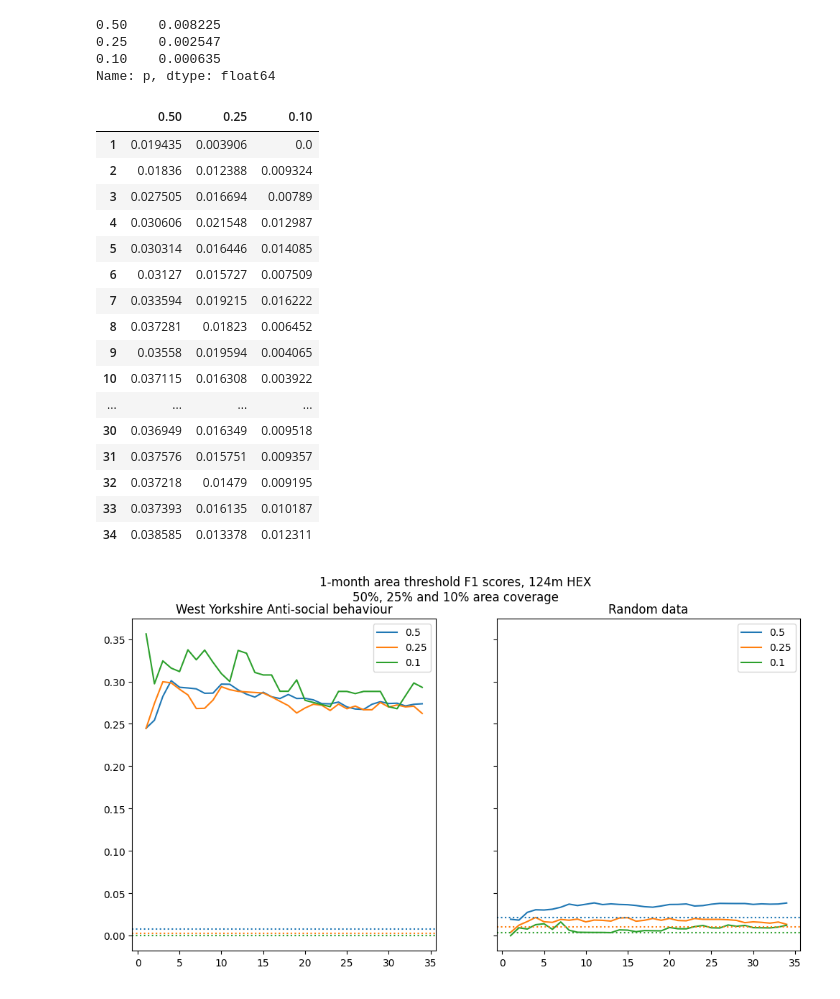
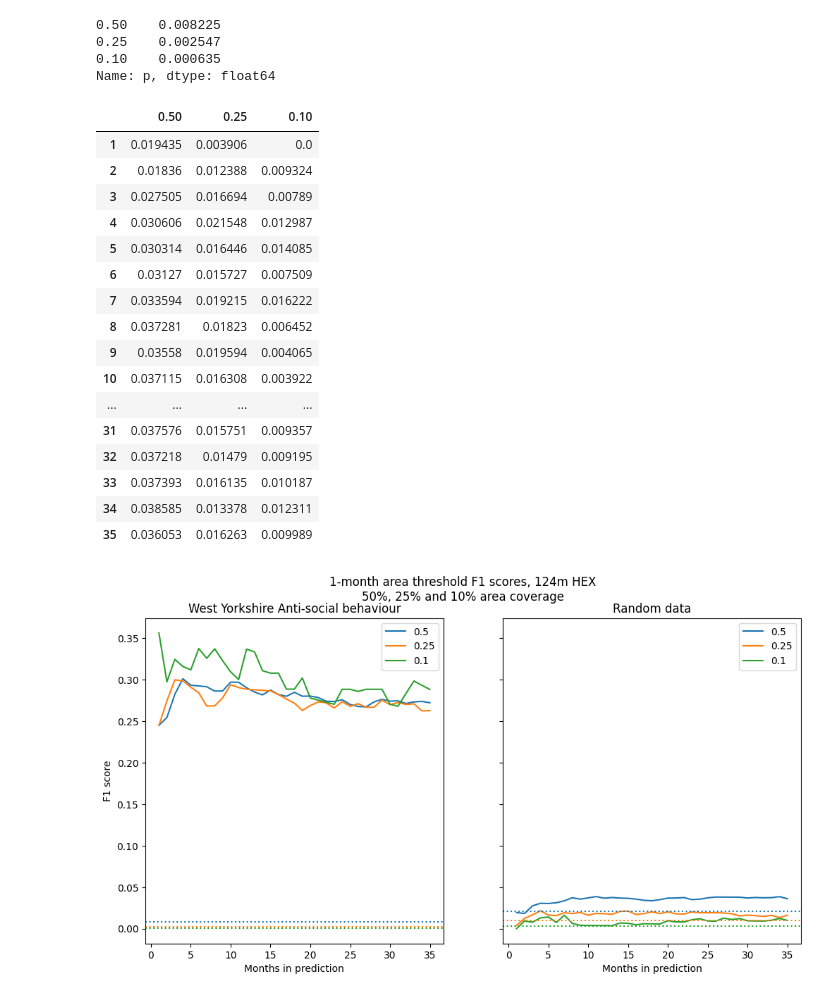
Before and after one commit to safer-streets/safer-streets-core, a Jupyter notebook: predictivity.ipynb, the cells around one changed output. Saved outputs shown, nothing was run; the diff lists cells and outputs as text; code cells hidden in the pictures.

```diff
--- a/predictivity.ipynb
+++ b/predictivity.ipynb
@@ -151,7 +151,9 @@ identical: 1.0
 threshold_probs = pd.Series(index=AREA_THRESHOLDS, name="p")
 
 for threshold in AREA_THRESHOLDS:
-    threshold_probs.loc[threshold] = sum(((col.sort_values().cumsum() / col.sum()) >= (1 - threshold)).mean() for _, col in count_data.items()) / len(count_data.columns)
+    threshold_probs.loc[threshold] = sum(
+        ((col.sort_values().cumsum() / col.sum()) >= (1 - threshold)).mean() for _, col in count_data.items()
+    ) / len(count_data.columns)
 
 threshold_probs
 # %% [output]
@@ -167,29 +169,24 @@ def calc_threshold_f1_impl(pred_target: pd.DataFrame, threshold: float):
 
     return f1_score(result.target, result.pred)
 
+
 def calc_threshold_f1(count_data: pd.DataFrame) -> pd.DataFrame:
-    threshold_f1 = pd.DataFrame(index=range(1, len(count_data.columns) - 1), columns=AREA_THRESHOLDS)
+    threshold_f1 = pd.DataFrame(index=range(1, len(count_data.columns)), columns=AREA_THRESHOLDS)
 
     # last available month is the "target"
     target = count_data.iloc[:, -1].rename("target")
     for threshold in AREA_THRESHOLDS:
         for i in threshold_f1.index:
-            pred_target = pd.concat([count_data.iloc[:, -(i+1):-1].mean(axis=1).rename("pred"), target], axis=1)
+            pred_target = pd.concat([count_data.iloc[:, -(i + 1) : -1].mean(axis=1).rename("pred"), target], axis=1)
             threshold_f1.loc[i, threshold] = calc_threshold_f1_impl(pred_target, threshold)
     return threshold_f1
 
+
 threshold_f1 = calc_threshold_f1(count_data)
 # %%
-
 ref_crime_data = random_crime_data(len(raw_crime_data), force_boundary, list(raw_crime_data.Month.unique()))
 
 ref_crime_data, _ = map_to_spatial_unit(ref_crime_data, force_boundary, AREA, **AREA_PARAMETERS[AREA])
-
-ref_threshold_probs = pd.Series(index=AREA_THRESHOLDS, name="p")
-
-for threshold in AREA_THRESHOLDS:
-    ref_threshold_probs.loc[threshold] = sum(((col.sort_values().cumsum() / col.sum()) >= (1 - threshold)).mean() for _, col in ref_count_data.items()) / len(ref_count_data.columns)
-
 
 ref_count_data = (
     ref_crime_data.groupby(["Month", "spatial_unit"])["Crime type"]
@@ -199,6 +196,13 @@ ref_count_data = (
 )
 assert len(ref_count_data) == len(features)
 
+ref_threshold_probs = pd.Series(index=AREA_THRESHOLDS, name="p")
+
+for threshold in AREA_THRESHOLDS:
+    ref_threshold_probs.loc[threshold] = sum(
+        ((col.sort_values().cumsum() / col.sum()) >= (1 - threshold)).mean() for _, col in ref_count_data.items()
+    ) / len(ref_count_data.columns)
+
 ref_threshold_f1 = calc_threshold_f1(ref_count_data)
 ref_threshold_f1
 # %% [output]
@@ -214,22 +218,26 @@ ref_threshold_f1
 | 9 | 0.03558 | 0.019594 | 0.004065 |
 | 10 | 0.037115 | 0.016308 | 0.003922 |
 | ... | ... | ... | ... |
-| 30 | 0.036949 | 0.016349 | 0.009518 |
 | 31 | 0.037576 | 0.015751 | 0.009357 |
 | 32 | 0.037218 | 0.01479 | 0.009195 |
 | 33 | 0.037393 | 0.016135 | 0.010187 |
 | 34 | 0.038585 | 0.013378 | 0.012311 |
+| 35 | 0.036053 | 0.016263 | 0.009989 |
 # %%
-fig, axs = plt.subplots(1, 2, sharey=True, figsize=(12,6))
+fig, axs = plt.subplots(1, 2, sharey=True, figsize=(12, 6))
 
-fig.suptitle(f"1-month area threshold F1 scores, {AREA_PARAMETERS[AREA]["size"]:.0f}m {AREA}\n"
-             "50%, 25% and 10% area coverage")
+fig.suptitle(
+    f"1-month area threshold F1 scores, {AREA_PARAMETERS[AREA]['size']:.0f}m {AREA}\n50%, 25% and 10% area coverage"
+)
 
 threshold_f1.plot(ax=axs[0], title=f"{FORCE} {CATEGORY}")
+axs[0].set_xlabel("Months in prediction")
+axs[0].set_ylabel("F1 score")
 for i, (_, p) in enumerate(threshold_probs.items()):
     axs[0].axhline(p, ls=":", c=axs[0].lines[i].get_color())
 ref_threshold_f1.plot(ax=axs[1], title="Random data")
+axs[1].set_xlabel("Months in prediction")
 for i, (_, p) in enumerate(ref_threshold_probs.items()):
     axs[1].axhline(p, ls=":", c=axs[1].lines[i].get_color())
 # %% [output]
-[figure, old version]
+[figure, new version]
```
Also changed, not shown: parts of 1 cell of this notebook, 2 other files.
